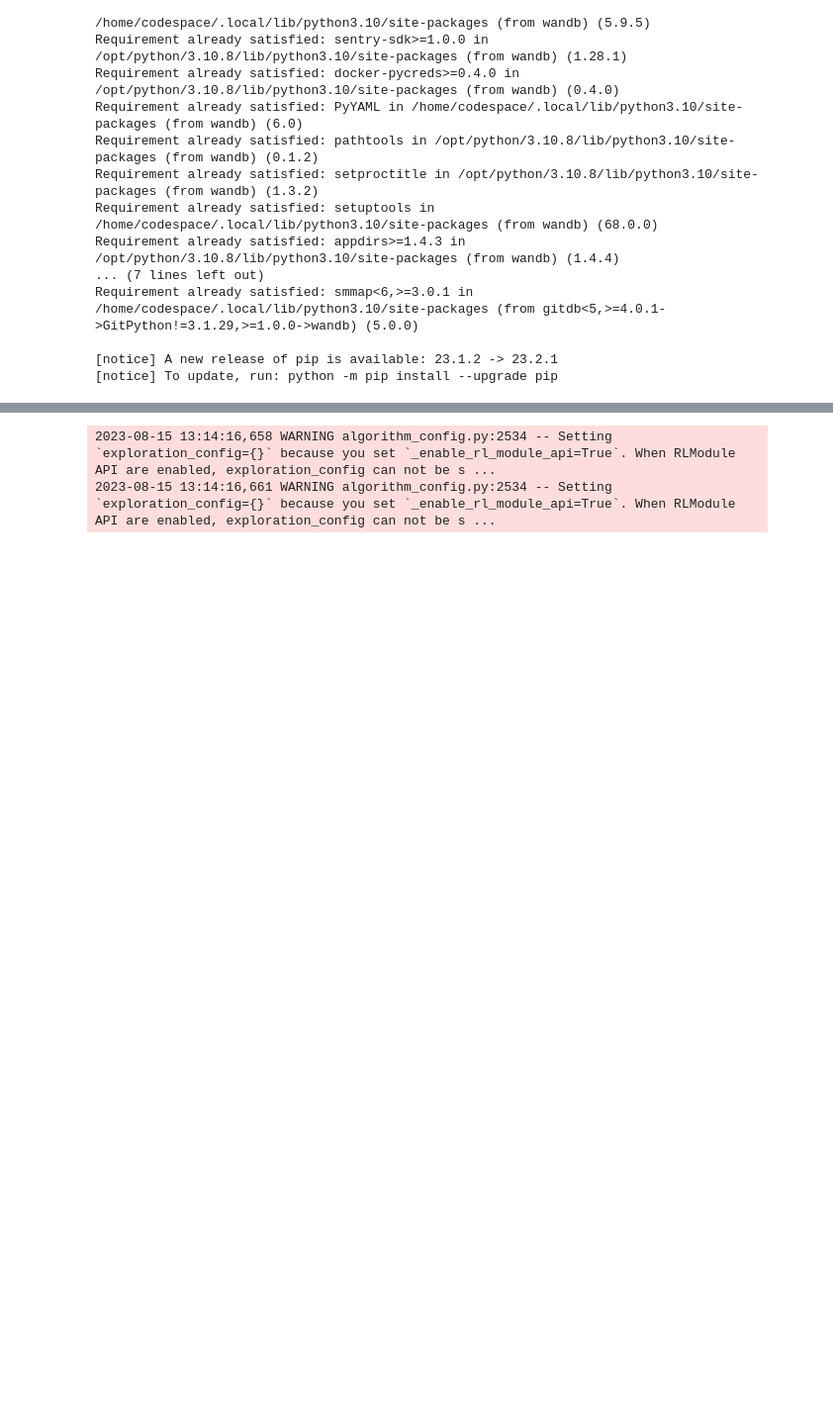
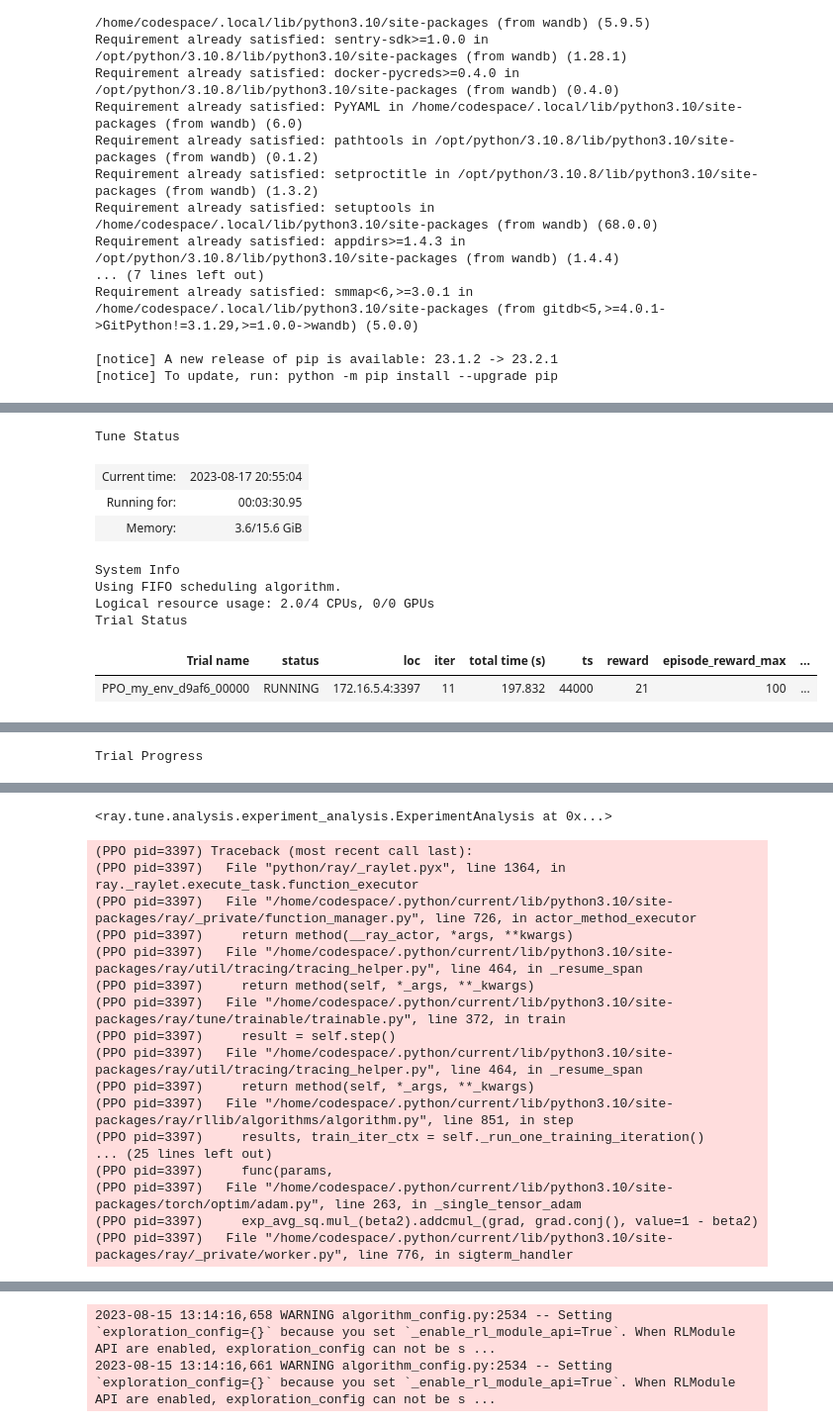
Before and after one commit to somerl/codespaces-jupyter, a Jupyter notebook: notebooks/population.ipynb, the cells around one changed output, grey strips where cells are left out. Shown at 99% size. Drawn from its saved outputs; the diff is of its cells as text; code cells hidden in the pictures; blank space fills up the shorter version.

```diff
--- a/notebooks/population.ipynb
+++ b/notebooks/population.ipynb
@@ -372,6 +370,7 @@ tune.run("PPO",
                  "num_workers": 1,
                  # other configurations go here, if none provided, then default configurations will be used
                  },
-         local_dir="Urrcode",
+         local_dir="Urrcode33",
          checkpoint_freq=5
          )
+# %% [output]
@@ -377,0 +384,10 @@ tune.run("PPO",
+Tune Status
+| Current time: | 2023-08-17 20:55:04 |
+| Running for: | 00:03:30.95 |
+| Memory: | 3.6/15.6 GiB |
+System Info
+Using FIFO scheduling algorithm.
+Logical resource usage: 2.0/4 CPUs, 0/0 GPUs
+Trial Status
+| Trial name | status | loc | iter | total time (s) | ts | reward | episode_reward_max | ... |
+| PPO_my_env_d9af6_00000 | RUNNING | 172.16.5.4:3397 | 11 | 197.832 | 44000 | 21 | 100 | ... |
@@ -377,0 +408 @@ tune.run("PPO",
+Trial Progress
@@ -377,0 +415,18 @@ tune.run("PPO",
+<ray.tune.analysis.experiment_analysis.ExperimentAnalysis at 0x...>
+(PPO pid=3397) Traceback (most recent call last):
+(PPO pid=3397)   File "python/ray/_raylet.pyx", line 1364, in ray._raylet.execute_task.function_executor
+(PPO pid=3397)   File "/home/codespace/.python/current/lib/python3.10/site-packages/ray/_private/function_manager.py", line 726, in actor_method_executor
+(PPO pid=3397)     return method(__ray_actor, *args, **kwargs)
+(PPO pid=3397)   File "/home/codespace/.python/current/lib/python3.10/site-packages/ray/util/tracing/tracing_helper.py", line 464, in _resume_span
+(PPO pid=3397)     return method(self, *_args, **_kwargs)
+(PPO pid=3397)   File "/home/codespace/.python/current/lib/python3.10/site-packages/ray/tune/trainable/trainable.py", line 372, in train
+(PPO pid=3397)     result = self.step()
+(PPO pid=3397)   File "/home/codespace/.python/current/lib/python3.10/site-packages/ray/util/tracing/tracing_helper.py", line 464, in _resume_span
+(PPO pid=3397)     return method(self, *_args, **_kwargs)
+(PPO pid=3397)   File "/home/codespace/.python/current/lib/python3.10/site-packages/ray/rllib/algorithms/algorithm.py", line 851, in step
+(PPO pid=3397)     results, train_iter_ctx = self._run_one_training_iteration()
+... (25 lines left out)
+(PPO pid=3397)     func(params,
+(PPO pid=3397)   File "/home/codespace/.python/current/lib/python3.10/site-packages/torch/optim/adam.py", line 263, in _single_tensor_adam
+(PPO pid=3397)     exp_avg_sq.mul_(beta2).addcmul_(grad, grad.conj(), value=1 - beta2)
+(PPO pid=3397)   File "/home/codespace/.python/current/lib/python3.10/site-packages/ray/_private/worker.py", line 776, in sigterm_handler
```
Also changed, not shown: parts of 6 cells of this notebook, 29 other files.
